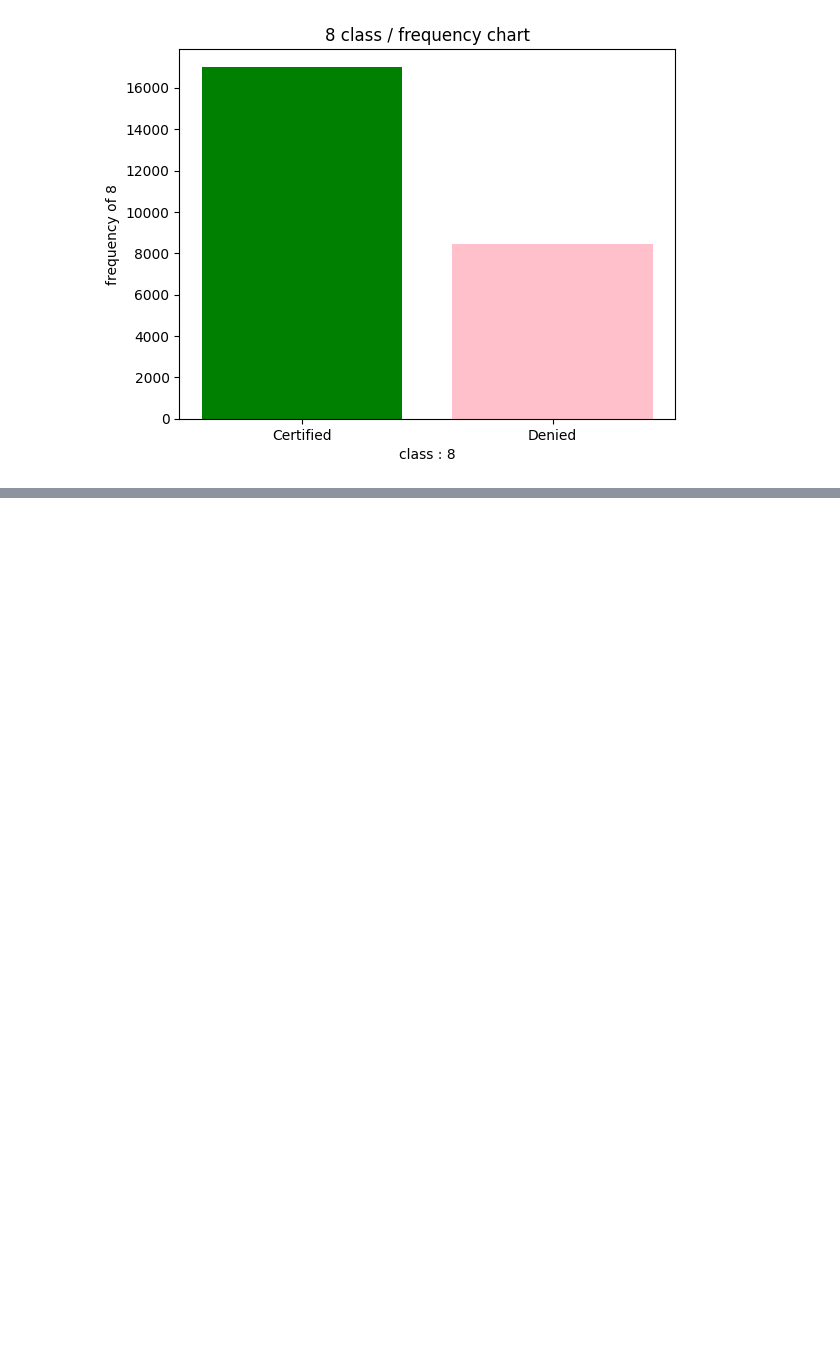
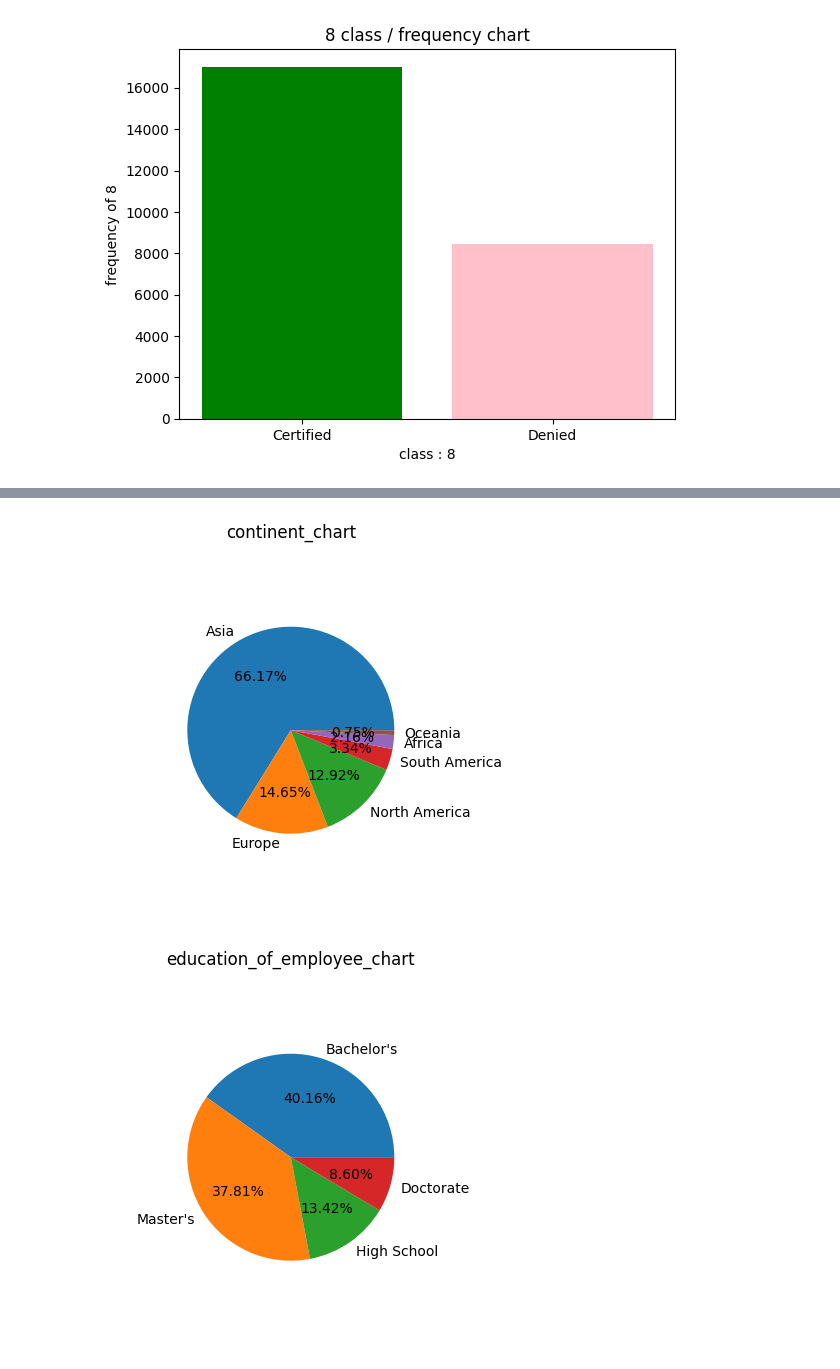
Before and after one commit to PrathamIngole/Data-Science, a Jupyter notebook: pandas/DataFrame/eda- 2.ipynb, the cells around one changed output, grey strips where cells are left out. Saved outputs shown, nothing was run; the diff lists cells and outputs as text; code cells hidden in the pictures; blank space fills up the shorter version.

```diff
--- a/pandas/DataFrame/eda- 2.ipynb
+++ b/pandas/DataFrame/eda- 2.ipynb
@@ -70,0 +105,23 @@ np.random.choice(6)
+# %%
+folder = "PieCharts"
+# os.makedirs(folder)
+path = os.path.join(os.getcwd(), folder)
+
+
+for i in categorical[1:] :
+    lab = visa[i].value_counts().index
+    values = visa[i].value_counts(normalize = True).values
+    newPath = os.path.join(path, f"{i}.png")
+    plt.pie(
+        values,
+        explode=None,
+        labels=lab,
+        autopct= "%0.2f%%",
+        radius = .7,
+    )
+    plt.title(f"{i}_chart")
+    plt.show()
+    # plt.savefig(newPath)
+# %% [output]
+[figure, added]
+[figure, added]
```
Also changed, not shown: parts of 15 cells of this notebook, 22 other files.
